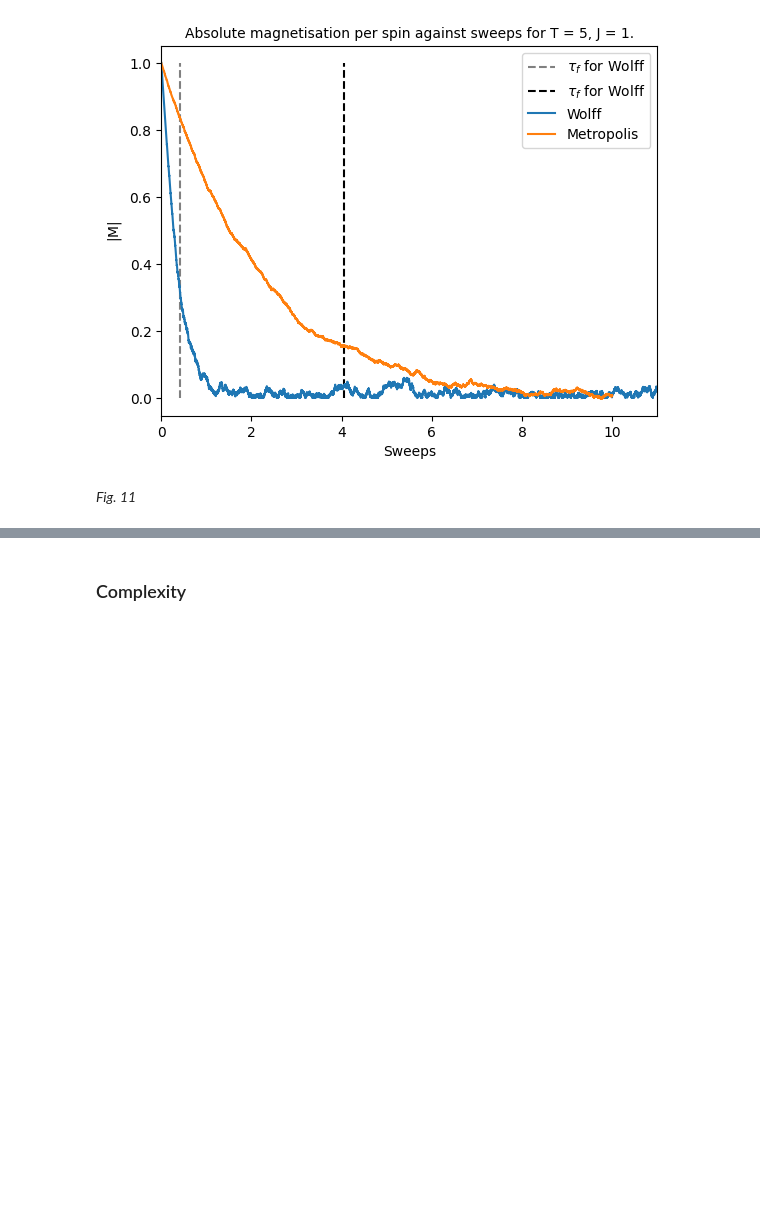
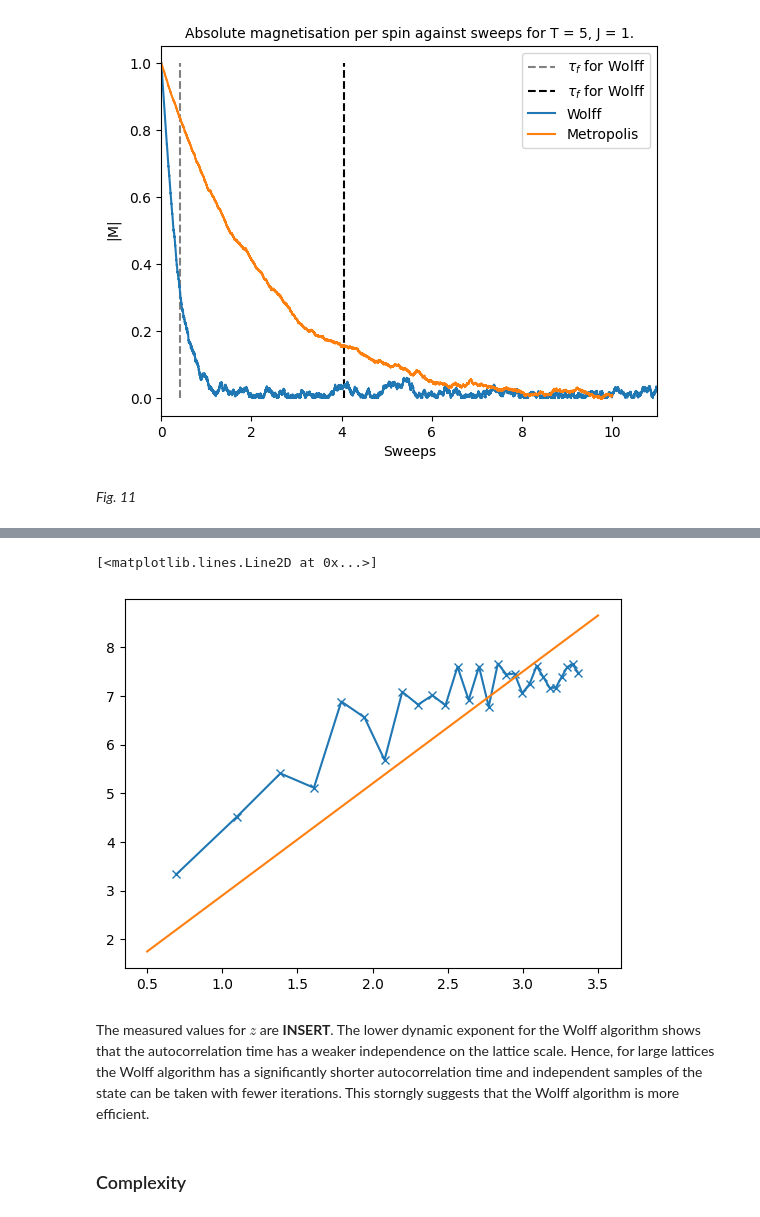
Before and after one commit to Part-II-Computational-Physics/cluster-algorithms-for-monte-carlo-jbd29, a Jupyter notebook: Report.ipynb, the cells around one changed output, grey strips where cells are left out. Cells and saved outputs as stored; diff of their text form; code cells hidden in the pictures; blank space fills up the shorter version.

```diff
--- a/Report.ipynb
+++ b/Report.ipynb
@@ -577,14 +577,17 @@ Ts = np.linspace(0.1,5,30)
 max_time = 100000
 autocorr_times = []
 
-for T in Ts:
-    # Lattice must be reset in each iteration
-    lattice = make_lattice(30,1)
-    # evolve the lattice
-    Ms = evolve_and_compute_M(lattice, T**-1, 1, 0, max_time)[0]
-    # find autocorrelation time and add to list.
-    autocov = compute_autocovariance(Ms, max_time)
-    sweeps_tau_f = estimate_correlation_time(autocov)/np.size(lattice)
-    autocorr_times.append(sweeps_tau_f)
+for i in range(5):
+    for T in Ts:
+        # Lattice must be reset in each iteration
+        lattice = make_lattice(30,1)
+        # evolve the lattice
+        Ms = evolve_and_compute_M(lattice, T**-1, 1, 0, max_time)[0]
+        # find autocorrelation time and add to list.
+        autocorr_times_i = []
+        autocov = compute_autocovariance(Ms, max_time)
+        sweeps_tau_f = estimate_correlation_time(autocov)/np.size(lattice)
+        autocorr_times_i.append(sweeps_tau_f)
+    autocorr_times.append(autocorr_times_i)
 # %%
 np.save('MH_autocorrelation_against_T', autocorr_times)
@@ -671,3 +694,27 @@ plt.show()
+# %%
+lattice_widths = np.arange(2,30,1)
+MH_autocorr_time_against_width = []
+
+for width in lattice_widths:
+    for i in range(5):
+        MH_temp = []
+        lattice = make_lattice(width,1)
+        Ms, sweeps = evolve_and_compute_M(lattice,2.803**-1,1,0,10000)
+        MH_autocov = compute_autocovariance(Ms,10000)
+        MH_temp.append(estimate_correlation_time(MH_autocov))
+    MH_autocorr_time_against_width.append(np.mean(MH_temp))
+    #print(MH_autocorr_time_against_width)
+
+
+np.save('MH_autocorr_time_against_width.npy', MH_autocorr_time_against_width)
+# %%
+plt.plot(np.log(lattice_widths), np.log(MH_autocorr_time_against_width), marker = 'x')
+plt.plot(np.linspace(0.5,3.5,4),2.3*np.linspace(0.5,3.5,4)+0.6)
+# %% [output]
+[<matplotlib.lines.Line2D at 0x...>]
+[figure, added]
+# %% [markdown]
+The measured values for $z$ are **INSERT**.  The lower dynamic exponent for the Wolff algorithm shows that the autocorrelation time has a weaker independence on the lattice scale. Hence, for large lattices the Wolff algorithm has a significantly shorter autocorrelation time and independent samples of the state can be taken with fewer iterations. This storngly suggests that the Wolff algorithm is more efficient.
 # %% [markdown]
 ### Complexity
 # %% [markdown]
```
Also changed, not shown: parts of 12 cells of this notebook, 1 other file.
